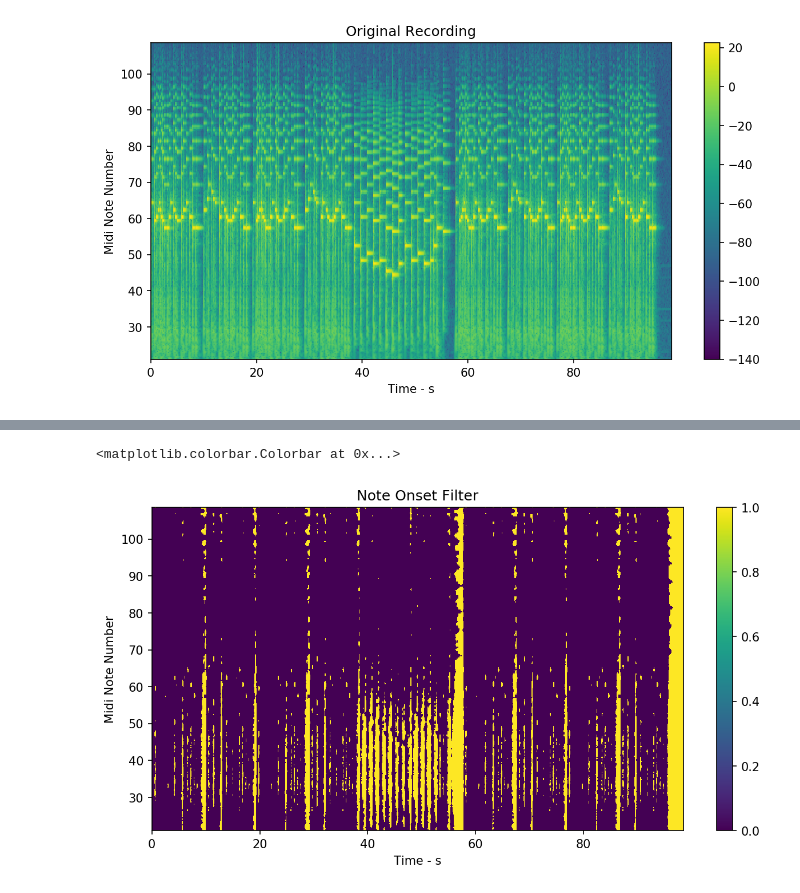
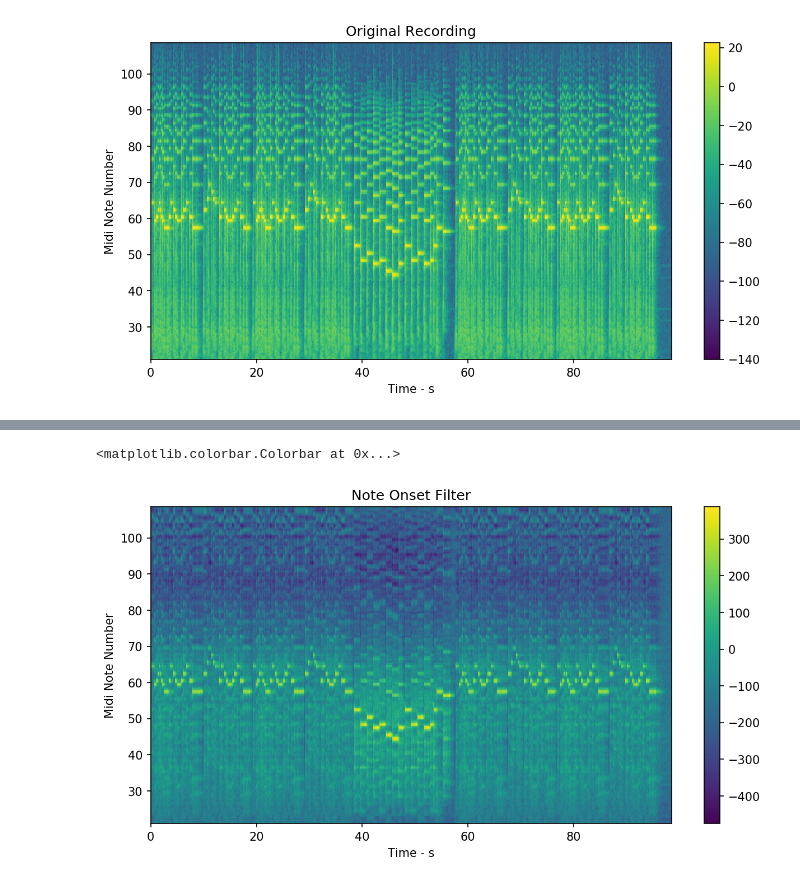
Before and after one commit to danjacobellis/AMT-python, a Jupyter notebook: time_frequency_decompostion_example.ipynb, the cells around one changed output, grey strips where cells are left out. Drawn from its saved outputs; the diff is of its cells as text; code cells hidden in the pictures.

Commit message:
perform hpss and change note xcorr template

```diff
--- a/time_frequency_decompostion_example.ipynb
+++ b/time_frequency_decompostion_example.ipynb
@@ -37,0 +41,6 @@ plt.colorbar()
+# %%
+CQT = lr.cqt(y=y_harmonic,bins_per_octave=bins_per_octave, fmin=fmin, n_bins=n_bins)
+f = lr.cqt_frequencies(bins_per_octave=bins_per_octave, fmin=fmin, n_bins=n_bins)
+midi_nn = np.arange(21,109, 1/BANDS_PER_NOTE);
+# %%
+SPL = 10* np.log10( np.real(CQT * np.conj(CQT)) )
@@ -60,10 +80,11 @@ def onset_impulse_response(BANDS_PER_NOTE, sigma, length):
     idx = penalty.astype('int')
     vert[idx] = -1
     window = sp.signal.gaussian(len(vert),len(vert) * 0.3)
-    vert = vert * window
+#     vert = vert * window
     offset = np.arange(-center, center+1, 1)
     x = np.linspace(-np.pi, np.pi, length);
-    [X,Y] = np.meshgrid(np.tanh(x), vert)
+#     [X,Y] = np.meshgrid(np.tanh(x), vert)
+    [X,Y] = np.meshgrid(1, vert)
     midpt = int(np.shape(X)[0]/2);
     X[0:midpt,:] = 1
     H = X*Y
@@ -71,7 +92,7 @@ def onset_impulse_response(BANDS_PER_NOTE, sigma, length):
     return H, offset
 # %%
 sigma = 0.3
-length = 50
+length = 100
 H,offset = onset_impulse_response(BANDS_PER_NOTE, sigma, length)
 # %%
 plt.figure(dpi = 100, figsize=(4,4))
@@ -97,11 +118,11 @@ plt.colorbar()
 # %%
 plt.figure(dpi = 150, figsize=(10,5))
 extent=[t[0], t[-1], midi_nn[0], midi_nn[-1]]
-plt.imshow(filtered>7000, origin='lower', extent=extent, interpolation='none', aspect='auto')
+plt.imshow(SPL+filtered, origin='lower', extent=extent, interpolation='none', aspect='auto')
 plt.xlabel('Time - s')
 plt.ylabel('Midi Note Number')
 plt.title('Note Onset Filter')
 plt.colorbar()
 # %% [output]
 <matplotlib.colorbar.Colorbar at 0x...>
-[figure, old version]
+[figure, new version]
```
Also changed, not shown: parts of 7 cells of this notebook.
